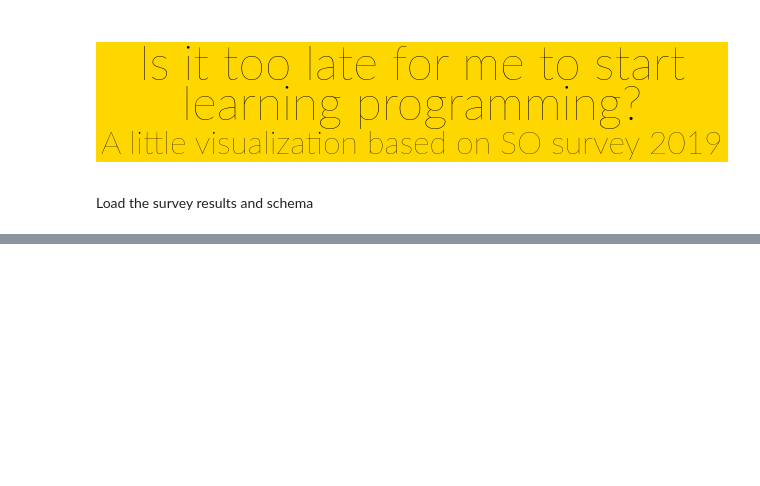
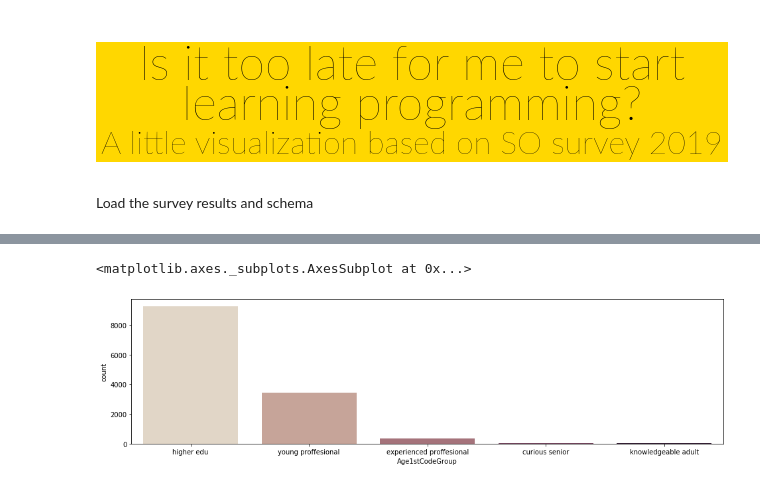
Before and after one commit to imInez/never_too_late, a Jupyter notebook: never_too_late.ipynb, the cells around one changed output, grey strips where cells are left out. Cells and saved outputs as stored; diff of their text form; code cells hidden in the pictures; blank space fills up the shorter version.

```diff
--- a/never_too_late.ipynb
+++ b/never_too_late.ipynb
@@ -119,0 +93,7 @@ df.sort_values(by='Age1stCode', ascending=False)
+# %%
+# update yearsCode value if yearsCodePro is bigger
+df['YearsCode'].loc[df['YearsCode'] < df['YearsCodePro']] = df['YearsCodePro'].loc[df['YearsCode'] < df['YearsCodePro']]
+# %%
+# get only the rows where Age1stCode is provided or it can be deducted from age and years code that someone started older than their 20s
+late_start_filter = (df['Age1stCode'].notnull()) | ((df['YearsCode']<df['Age']-20))
+df = df[late_start_filter]
@@ -119,0 +127,13 @@ df.sort_values(by='Age1stCode', ascending=False)
+# %%
+def make_conditions(column, is_general=False):
+    if is_general is False:
+        return [(df[column] < 7), (df[column] < 13), (df[column] < 19), (df[column] < 25), (df[column] < 36),
+        (df[column] < 51), (df[column] < 66), (df[column] >= 66)]
+    return [(df[column]<20), (df[column]>=20)]
+
+groups = ['preschool', 'elementary school', 'high school', 'higher edu', 'young proffesional', 'experienced proffesional',
+          'knowledgeable adult', 'curious senior']
+groups_general = ['adolescent', 'adult']
+df['AgeGroup'] = pd.Series(np.select(make_conditions('Age'), groups, default='other'))
+df['Age1stCodeGroup'] = np.select(make_conditions('Age1stCode'), groups, default='other')
+df['Age1stGeneralGroup'] = np.select(make_conditions('Age1stCode', True), groups_general, default='other')
@@ -119,0 +156,9 @@ df.sort_values(by='Age1stCode', ascending=False)
+# %%
+df_adults = df[df['Age1stGeneralGroup']=='adult']
+# %%
+# for adults, how does it ?group?
+plt.figure(figsize=(16,4))
+sns.countplot(x='Age1stCodeGroup', palette="ch:.25", data=df_adults)
+# %% [output]
+<matplotlib.axes._subplots.AxesSubplot at 0x...>
+[figure, added]
```
Also changed, not shown: parts of 22 cells of this notebook, 1 other file.
